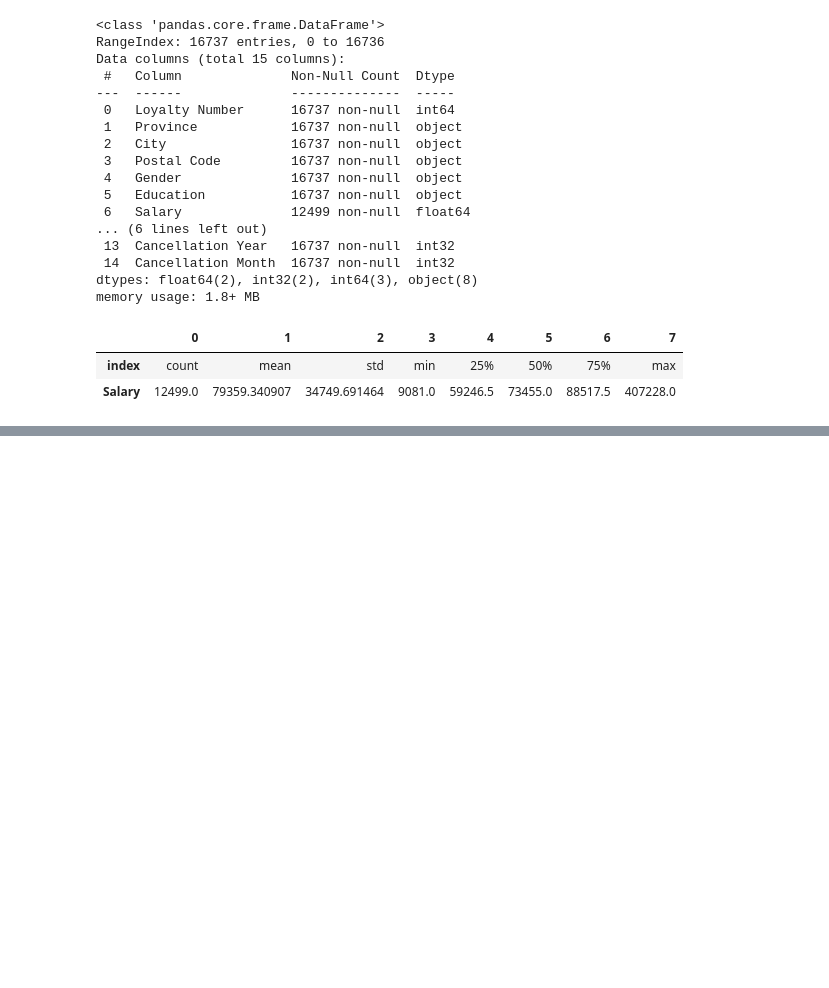
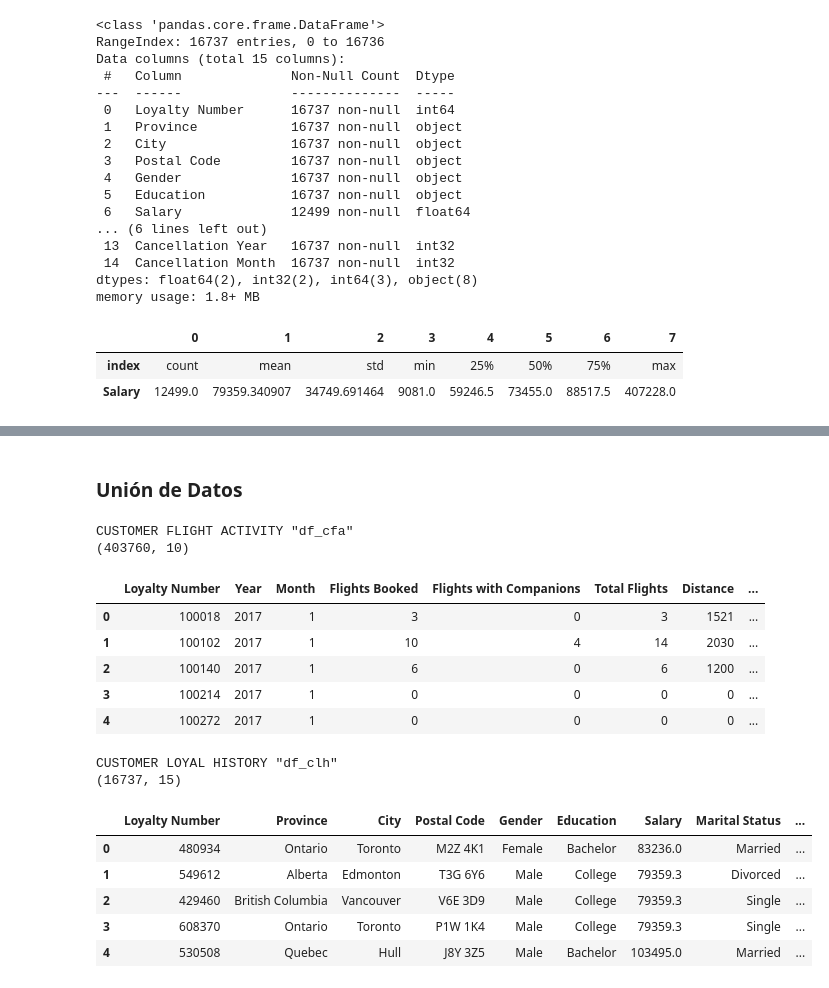
Before and after one commit to Adalab/bda-modulo-3-evaluacion-final-AnaROGA, a Jupyter notebook: mod03_ej_tecnico.ipynb, the cells around one changed output, grey strips where cells are left out. Drawn from its saved outputs; the diff is of its cells as text; code cells hidden in the pictures; blank space fills up the shorter version.

```diff
--- a/mod03_ej_tecnico.ipynb
+++ b/mod03_ej_tecnico.ipynb
@@ -513,0 +589,10 @@ display(df_clh['Salary'].describe().reset_index().T)
+# %%
+# IMPUTACIÓN con IterativeImputer
+imputer_id = IterativeImputer(max_iter = 20, random_state= 42) # creamos la instancia
+salary_imp_id = imputer_id.fit_transform(salary[['Salary']]) # Transformamos los datos (array)
+
+# Insertamos como nueva columna
+salary['Salary_id'] = salary_imp_id.round(4)
+# Comprobamos
+display(salary.head())
+print(f'En la columna "Salary_id" enemos {salary['Salary_id'].isnull().sum()} nulos.')
@@ -513,0 +649,31 @@ display(df_clh['Salary'].describe().reset_index().T)
+# %% [markdown]
+### Unión de Datos
+# %%
+# Hemos trabajado con los datos en df separados,
+# tras limpiarlos y transformarlos, los unimos en un solo df:
+
+# Previsualizamos de nuevo los dos df que tenemos
+print('CUSTOMER FLIGHT ACTIVITY "df_cfa"')
+print(df_cfa.shape)
+display(df_cfa.head())
+
+print('CUSTOMER LOYAL HISTORY "df_clh"')
+print(df_clh.shape)
+display(df_clh.head())
+# %% [output]
+CUSTOMER FLIGHT ACTIVITY "df_cfa"
+(403760, 10)
+|  | Loyalty Number | Year | Month | Flights Booked | Flights with Companions | Total Flights | Distance | ... |
+| 0 | 100018 | 2017 | 1 | 3 | 0 | 3 | 1521 | ... |
+| 1 | 100102 | 2017 | 1 | 10 | 4 | 14 | 2030 | ... |
+| 2 | 100140 | 2017 | 1 | 6 | 0 | 6 | 1200 | ... |
+| 3 | 100214 | 2017 | 1 | 0 | 0 | 0 | 0 | ... |
+| 4 | 100272 | 2017 | 1 | 0 | 0 | 0 | 0 | ... |
+CUSTOMER LOYAL HISTORY "df_clh"
+(16737, 15)
+|  | Loyalty Number | Province | City | Postal Code | Gender | Education | Salary | Marital Status | ... |
+| 0 | 480934 | Ontario | Toronto | M2Z 4K1 | Female | Bachelor | 83236.0 | Married | ... |
+| 1 | 549612 | Alberta | Edmonton | T3G 6Y6 | Male | College | 79359.3 | Divorced | ... |
+| 2 | 429460 | British Columbia | Vancouver | V6E 3D9 | Male | College | 79359.3 | Single | ... |
+| 3 | 608370 | Ontario | Toronto | P1W 1K4 | Male | College | 79359.3 | Single | ... |
+| 4 | 530508 | Quebec | Hull | J8Y 3Z5 | Male | Bachelor | 103495.0 | Married | ... |
```
Also changed, not shown: parts of 28 cells of this notebook.
